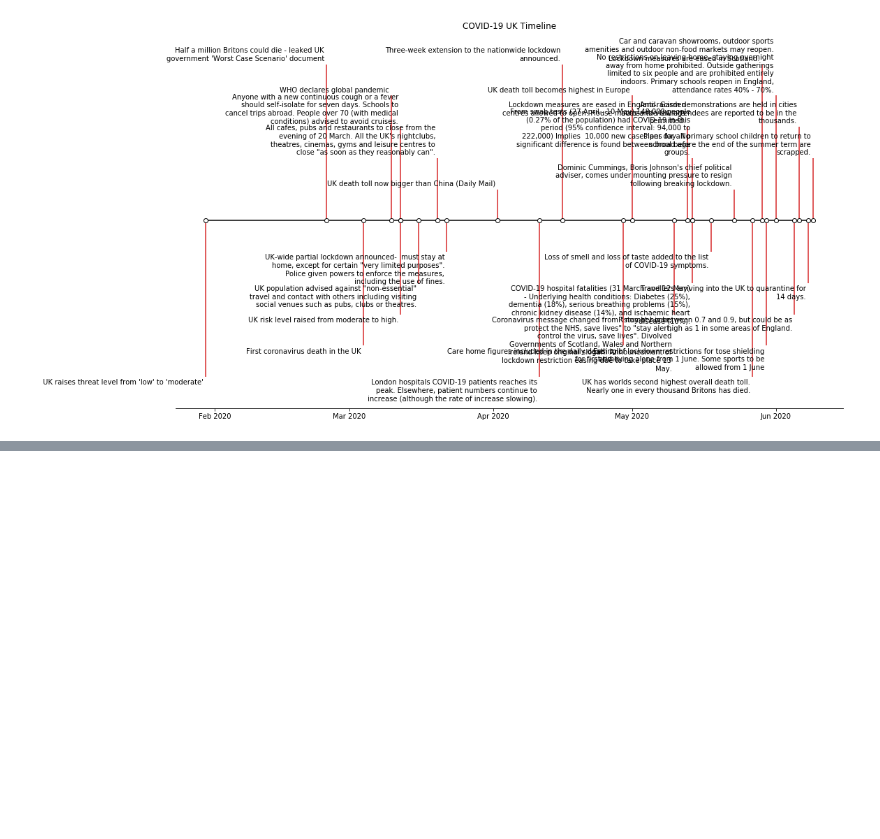
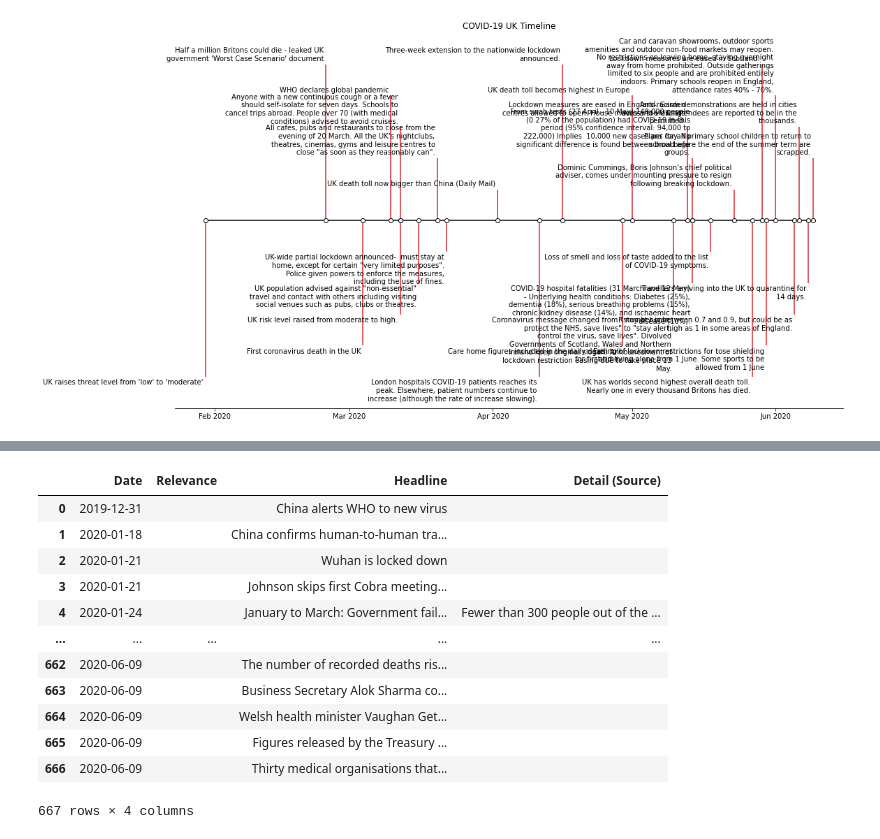
Before and after one commit to aricooperdavis/coronasaurus_NERCHackathonTwo_LearningFromLockdown, a Jupyter notebook: timeline/Timeline Plots.ipynb, the cells around one changed output, grey strips where cells are left out. Drawn from its saved outputs; the diff is of its cells as text; code cells hidden in the pictures; blank space fills up the shorter version.

```diff
--- a/timeline/Timeline Plots.ipynb
+++ b/timeline/Timeline Plots.ipynb
@@ -124,3 +144,6 @@ Loading BokehJS ...
 [interactive output not drawn]
 [interactive output not drawn]
 [interactive output not drawn]
+# %%
+from timeline import TimelineData
+timeline = TimelineData('cv19_timeline_utf8.csv')
@@ -126,0 +156,16 @@ Loading BokehJS ...
+# %%
+timeline.timeline
+# %% [output]
+|  | Date | Relevance | Headline | Detail (Source) |
+| 0 | 2019-12-31 |  | China alerts WHO to new virus |  |
+| 1 | 2020-01-18 |  | China confirms human-to-human tra... |  |
+| 2 | 2020-01-21 |  | Wuhan is locked down |  |
+| 3 | 2020-01-21 |  | Johnson skips first Cobra meeting... |  |
+| 4 | 2020-01-24 |  | January to March: Government fail... | Fewer than 300 people out of the ... |
+| ... | ... | ... | ... | ... |
+| 662 | 2020-06-09 |  | The number of recorded deaths ris... |  |
+| 663 | 2020-06-09 |  | Business Secretary Alok Sharma co... |  |
+| 664 | 2020-06-09 |  | Welsh health minister Vaughan Get... |  |
+| 665 | 2020-06-09 |  | Figures released by the Treasury ... |  |
+| 666 | 2020-06-09 |  | Thirty medical organisations that... |  |
+667 rows × 4 columns
```
Also changed, not shown: parts of 3 cells of this notebook, 4 other files.
